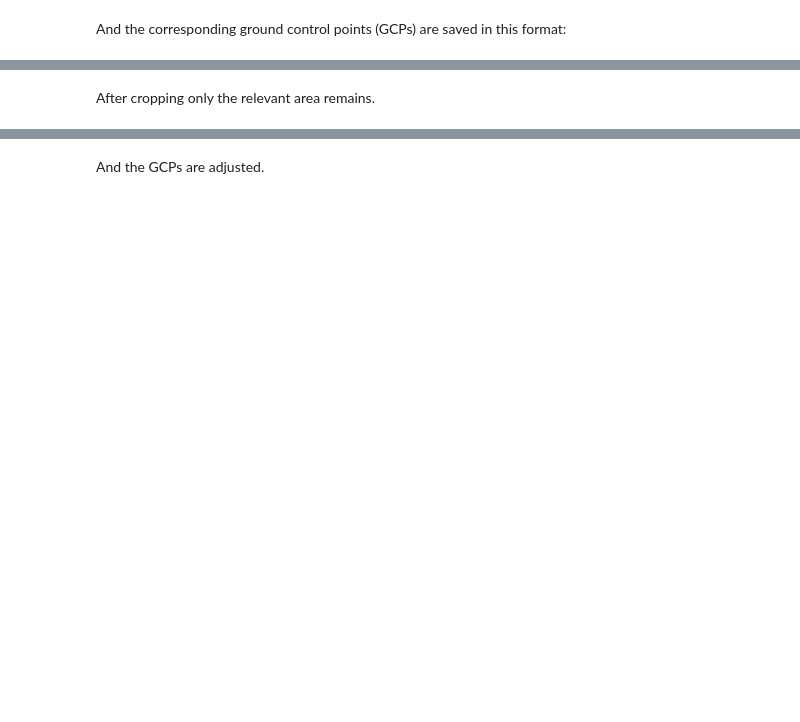
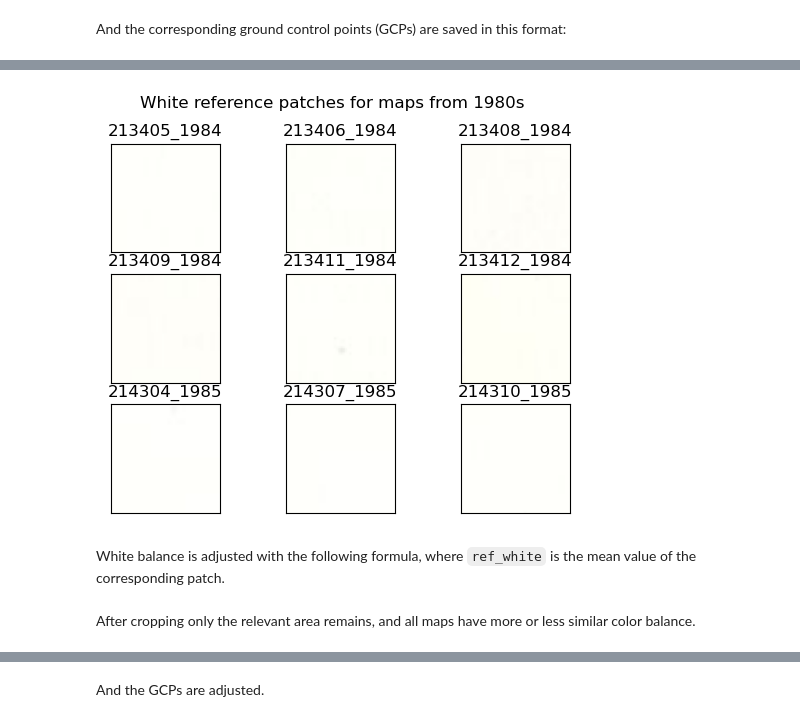
Before and after one commit to mayrajeo/historical-maps, a Jupyter notebook: nbs/crop_and_georeference.ipynb, the cells around one changed output, grey strips where cells are left out. Saved outputs shown, nothing was run; the diff lists cells and outputs as text; code cells hidden in the pictures; blank space fills up the shorter version.

```diff
--- a/nbs/crop_and_georeference.ipynb
+++ b/nbs/crop_and_georeference.ipynb
@@ -57,0 +89,15 @@ points.head()
+# %%
+fig, axs = plt.subplots(3,3)
+
+for p, a, fname in zip(patches_80s, axs.flatten(), map_files[1::2]):
+    a.set_xticks([])
+    a.set_yticks([])
+    a.imshow(cv2.cvtColor(p, cv2.COLOR_BGR2RGB))
+    a.set_title(fname[:-4])
+
+plt.suptitle('White reference patches for maps from 1980s')
+plt.show()
+# %% [output]
+[figure, added]
+# %% [markdown]
+White balance is adjusted with the following formula, where `ref_white` is the mean value of the corresponding patch.
@@ -81,6 +145,6 @@ for m in map_files:
     cv2.imwrite(str(cropped_map_path/m), cropped_map)
 # %% [markdown]
-After cropping only the relevant area remains.
+After cropping only the relevant area remains, and all maps have more or less similar color balance.
 # %%
 cropped_ex = cv2.imread(str(cropped_map_path/ex_file))
 cropped_ex = cv2.cvtColor(cropped_ex, cv2.COLOR_BGR2RGB)
```
Also changed, not shown: parts of 12 cells of this notebook, 2 other files.
